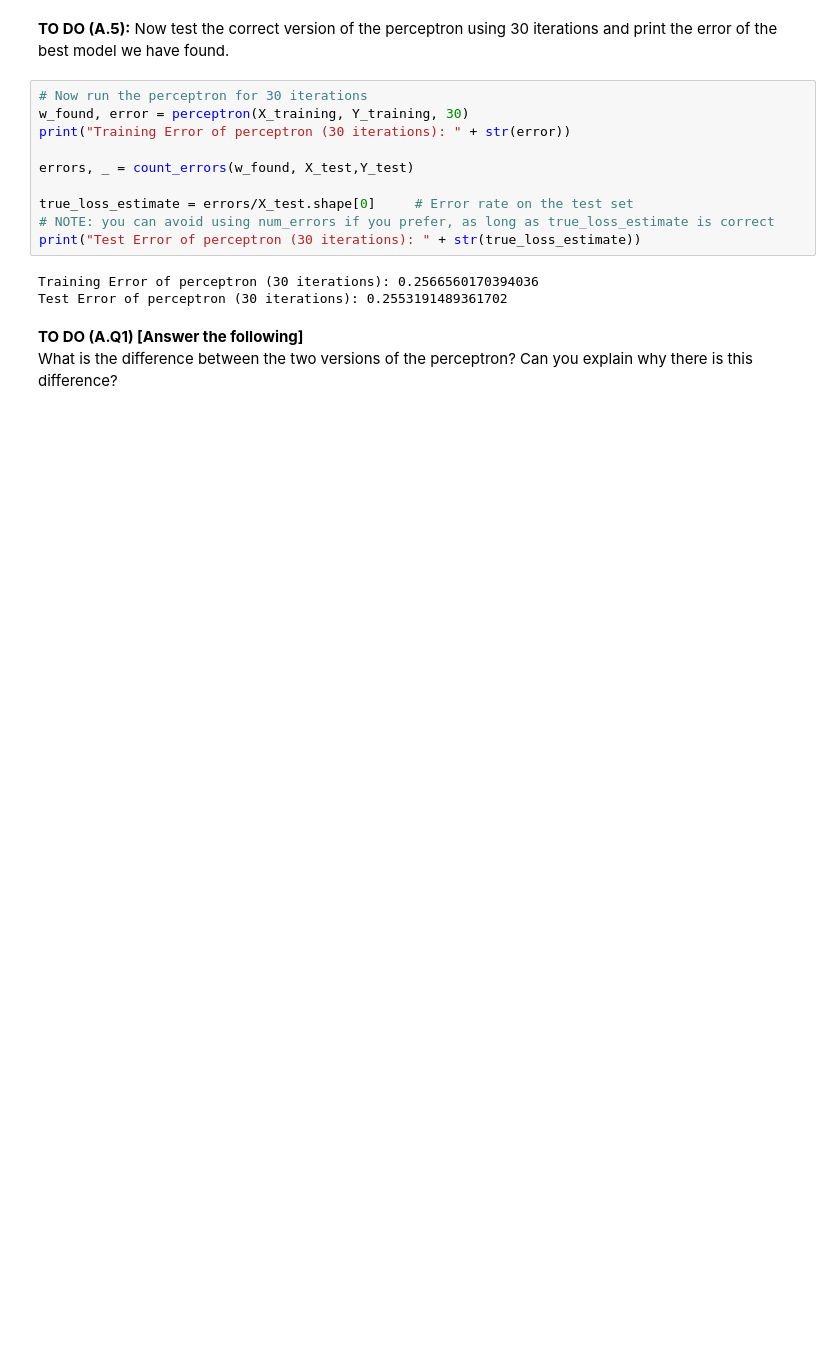
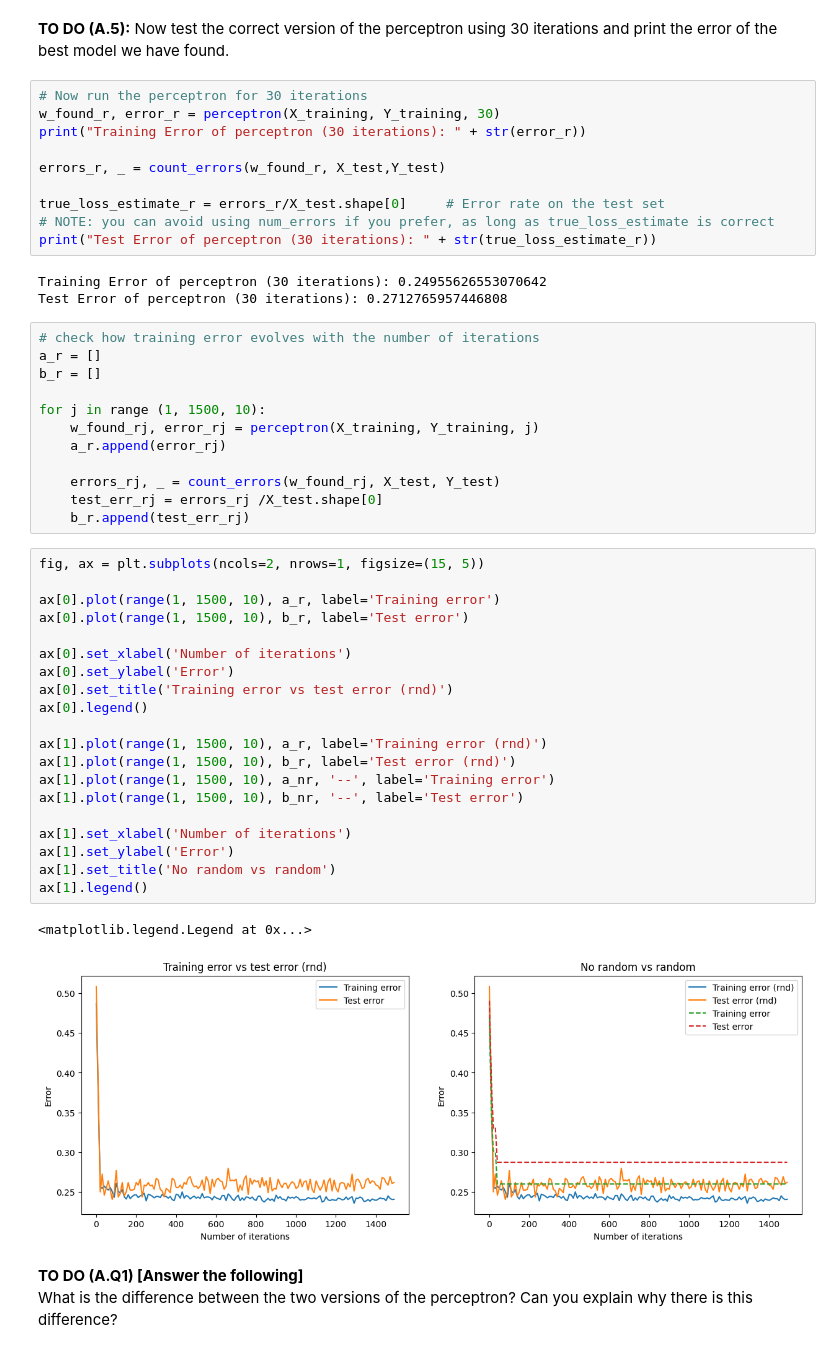
Before and after one commit to Berto70/ml_lab, a Jupyter notebook: ass_1/assignment_lab01.ipynb, the cells around one changed output. Cells and saved outputs as stored; diff of their text form; blank space fills up the shorter version.

```diff
--- a/ass_1/assignment_lab01.ipynb
+++ b/ass_1/assignment_lab01.ipynb
@@ -361,17 +376,52 @@ def perceptron(X, Y, max_num_iterations):
 **TO DO (A.5):** Now test the correct version of the perceptron using 30 iterations and print the error of the best model we have found.
 # %%
 # Now run the perceptron for 30 iterations
-w_found, error = perceptron(X_training, Y_training, 30)
-print("Training Error of perceptron (30 iterations): " + str(error))
+w_found_r, error_r = perceptron(X_training, Y_training, 30)
+print("Training Error of perceptron (30 iterations): " + str(error_r))
 
-errors, _ = count_errors(w_found, X_test,Y_test)
+errors_r, _ = count_errors(w_found_r, X_test,Y_test)
 
-true_loss_estimate = errors/X_test.shape[0]     # Error rate on the test set
+true_loss_estimate_r = errors_r/X_test.shape[0]     # Error rate on the test set
 # NOTE: you can avoid using num_errors if you prefer, as long as true_loss_estimate is correct
-print("Test Error of perceptron (30 iterations): " + str(true_loss_estimate))
+print("Test Error of perceptron (30 iterations): " + str(true_loss_estimate_r))
 # %% [output]
-Training Error of perceptron (30 iterations): 0.2566560170394036
-Test Error of perceptron (30 iterations): 0.2553191489361702
+Training Error of perceptron (30 iterations): 0.24955626553070642
+Test Error of perceptron (30 iterations): 0.2712765957446808
+# %%
+# check how training error evolves with the number of iterations
+a_r = []
+b_r = []
+
+for j in range (1, 1500, 10):
+    w_found_rj, error_rj = perceptron(X_training, Y_training, j)
+    a_r.append(error_rj)
+
+    errors_rj, _ = count_errors(w_found_rj, X_test, Y_test)
+    test_err_rj = errors_rj /X_test.shape[0]
+    b_r.append(test_err_rj)
+# %%
+fig, ax = plt.subplots(ncols=2, nrows=1, figsize=(15, 5))
+
+ax[0].plot(range(1, 1500, 10), a_r, label='Training error')
+ax[0].plot(range(1, 1500, 10), b_r, label='Test error')
+
+ax[0].set_xlabel('Number of iterations')
+ax[0].set_ylabel('Error')
+ax[0].set_title('Training error vs test error (rnd)')
+ax[0].legend()
+
+ax[1].plot(range(1, 1500, 10), a_r, label='Training error (rnd)')
+ax[1].plot(range(1, 1500, 10), b_r, label='Test error (rnd)')
+ax[1].plot(range(1, 1500, 10), a_nr, '--', label='Training error')
+ax[1].plot(range(1, 1500, 10), b_nr, '--', label='Test error')
+
+ax[1].set_xlabel('Number of iterations')
+ax[1].set_ylabel('Error')
+ax[1].set_title('No random vs random')
+ax[1].legend()
+# %% [output]
+<matplotlib.legend.Legend at 0x...>
+[figure, added]
 # %% [markdown]
 **TO DO (A.Q1) [Answer the following]** <br>
 What is the difference between the two versions of the perceptron? Can you explain why there is this difference? <br>
```
Also changed, not shown: parts of 24 cells of this notebook.
